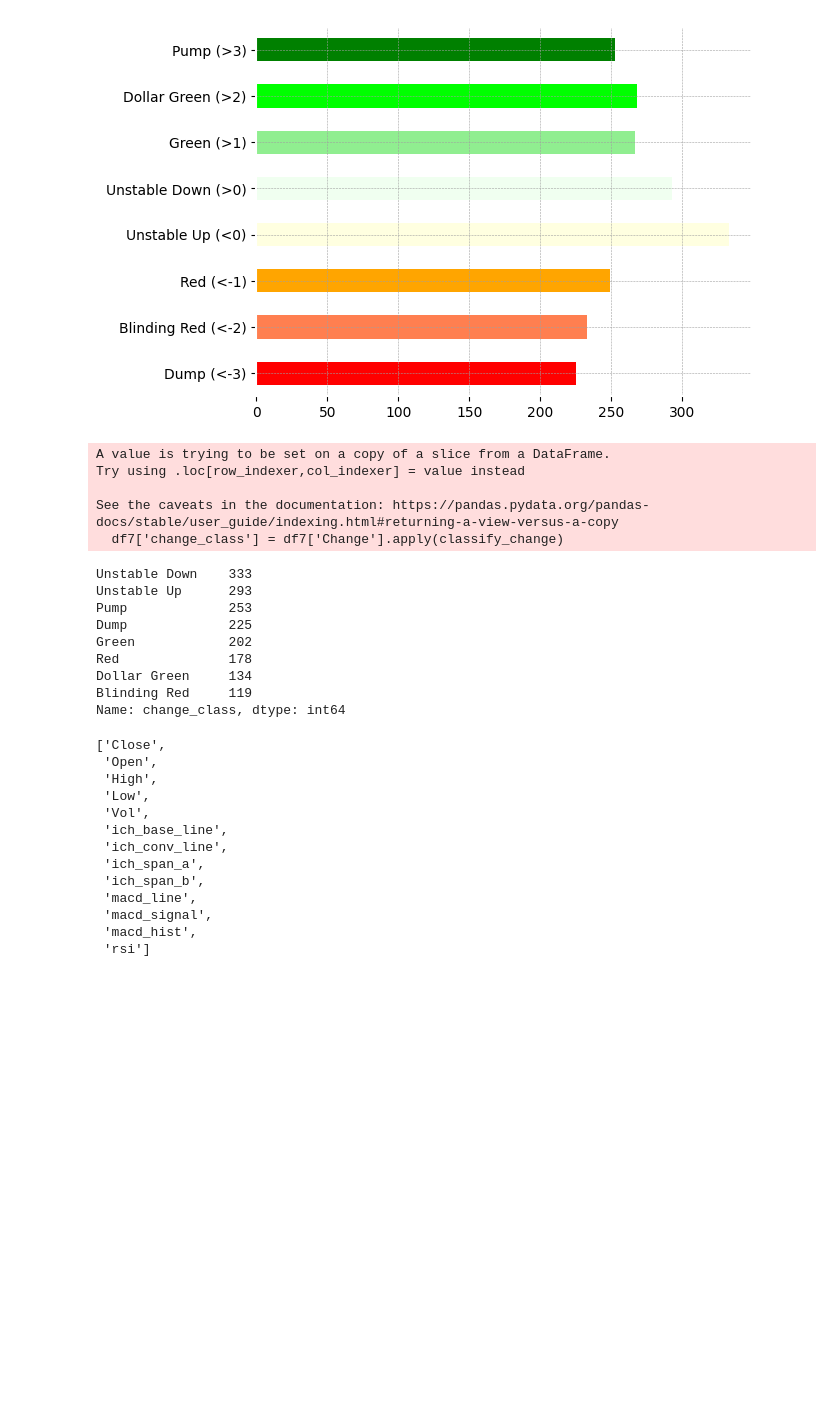
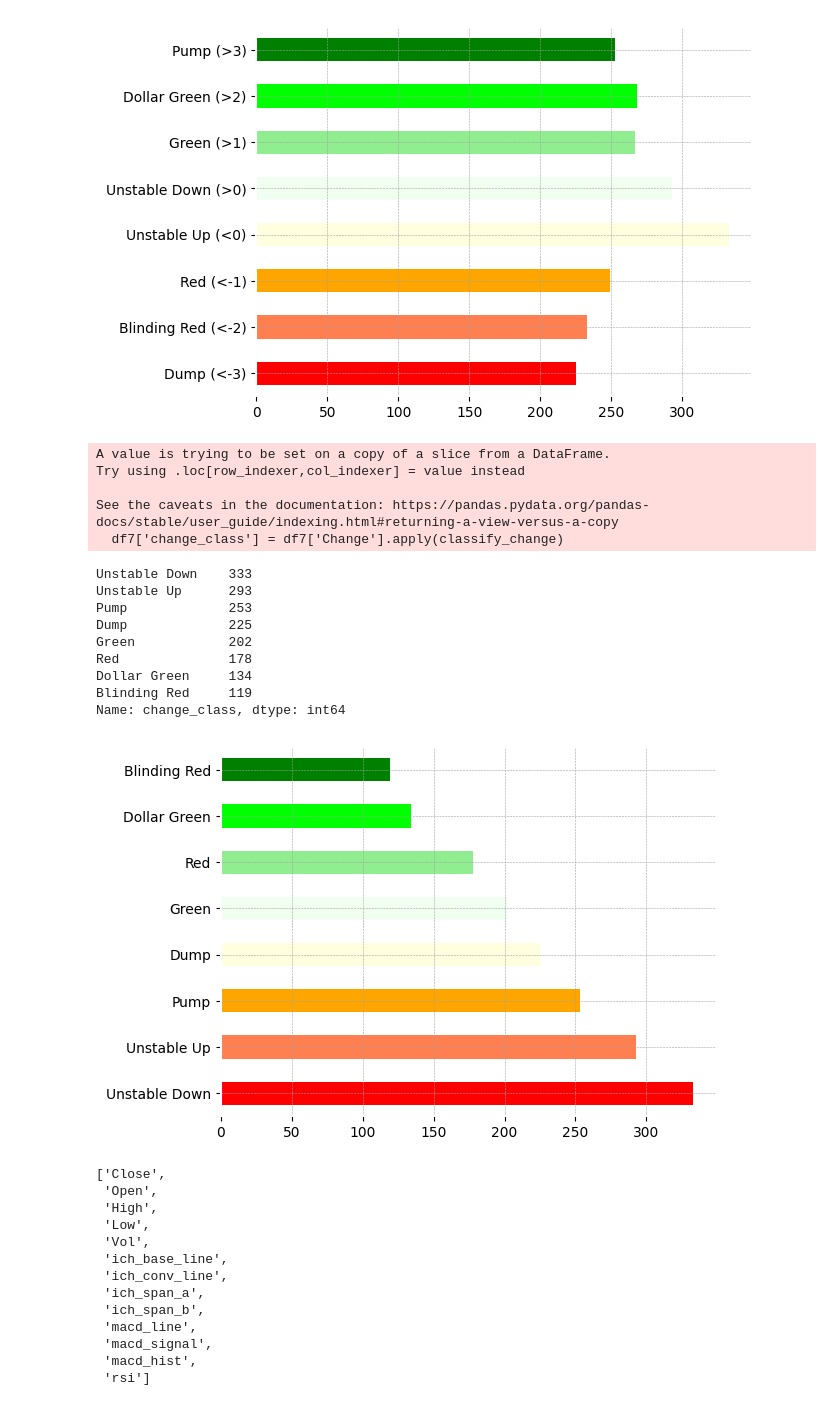
Before and after one commit to anilergan/AISMTB, a Jupyter notebook: btc_daily_chart_classification.ipynb, the cells around one changed output. Saved outputs shown, nothing was run; the diff lists cells and outputs as text; code cells hidden in the pictures; blank space fills up the shorter version.

```diff
--- a/btc_daily_chart_classification.ipynb
+++ b/btc_daily_chart_classification.ipynb
@@ -565,32 +565,34 @@ change_distribution_series.plot.barh(color=['red'] + ['coral'] + ['orange'] + ['
 # %%
 def classify_change(value):
     if value < -3: return 'Dump'
     elif value < -2: return 'Blinding Red'
     elif value < -1: return 'Red'
     elif value < 0: return 'Unstable Down'
     elif value > 3: return 'Pump'
     elif value > 2: return 'Dollar Green'
     elif value > 1: return 'Green'
     elif value > 0: return 'Unstable Up'
 
 
 df7['change_class'] = df7['Change'].apply(classify_change)
+df7['change_class'].value_counts().plot.barh(color=['red'] + ['coral'] + ['orange'] + ['lightyellow'] + ['honeydew'] + ['lightgreen'] + ['lime'] + ['green']);
 df7['change_class'].value_counts()
 # %% [output]
 A value is trying to be set on a copy of a slice from a DataFrame.
 Try using .loc[row_indexer,col_indexer] = value instead
 
 See the caveats in the documentation: https://pandas.pydata.org/pandas-docs/stable/user_guide/indexing.html#returning-a-view-versus-a-copy
   df7['change_class'] = df7['Change'].apply(classify_change)
 Unstable Down    333
 Unstable Up      293
 Pump             253
 Dump             225
 Green            202
 Red              178
 Dollar Green     134
 Blinding Red     119
 Name: change_class, dtype: int64
+[figure, added]
 # %%
 from keras.models import Sequential as sq
 from keras.layers import Dense
```
Also changed, not shown: parts of 11 cells of this notebook.
